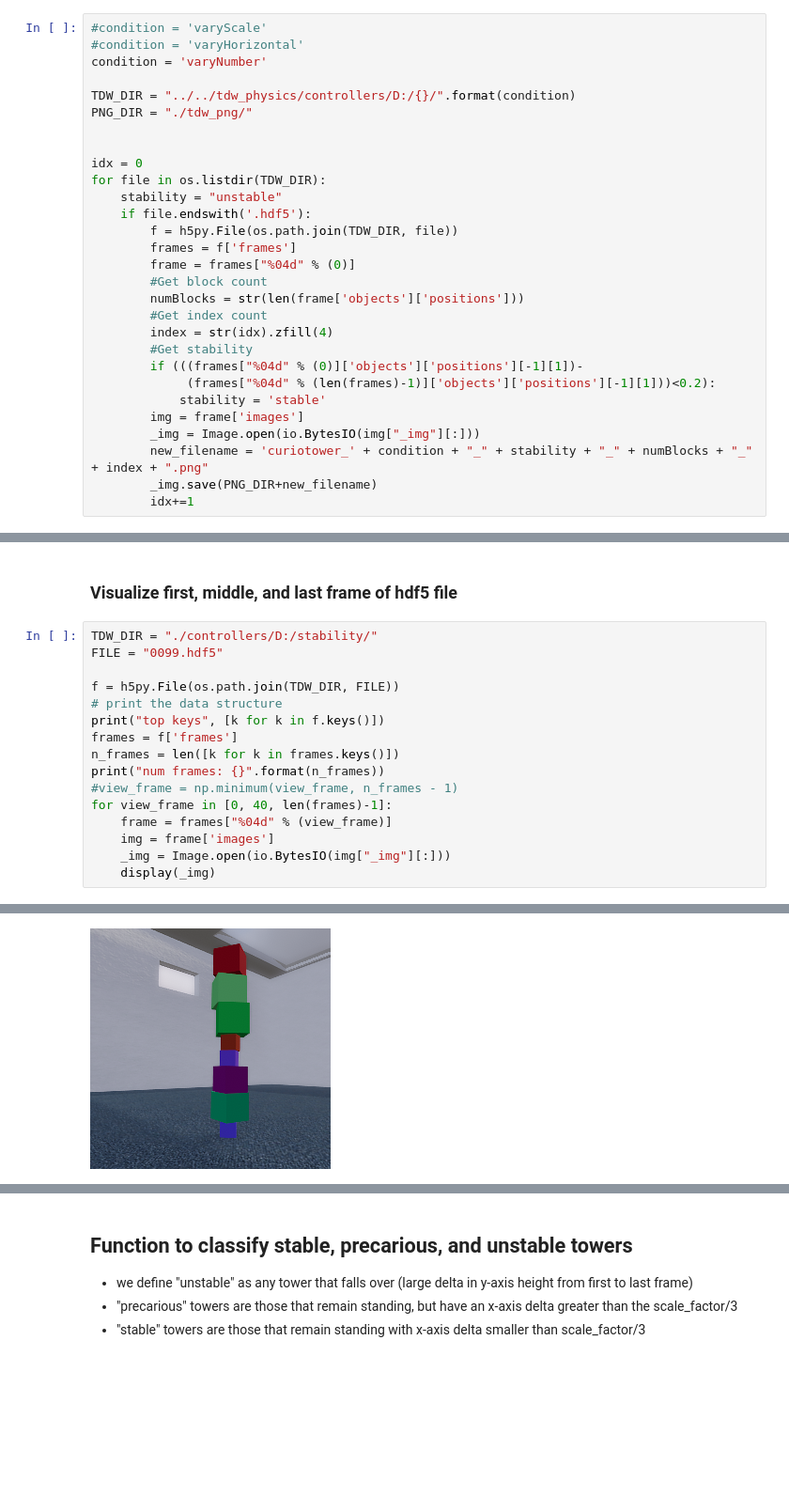
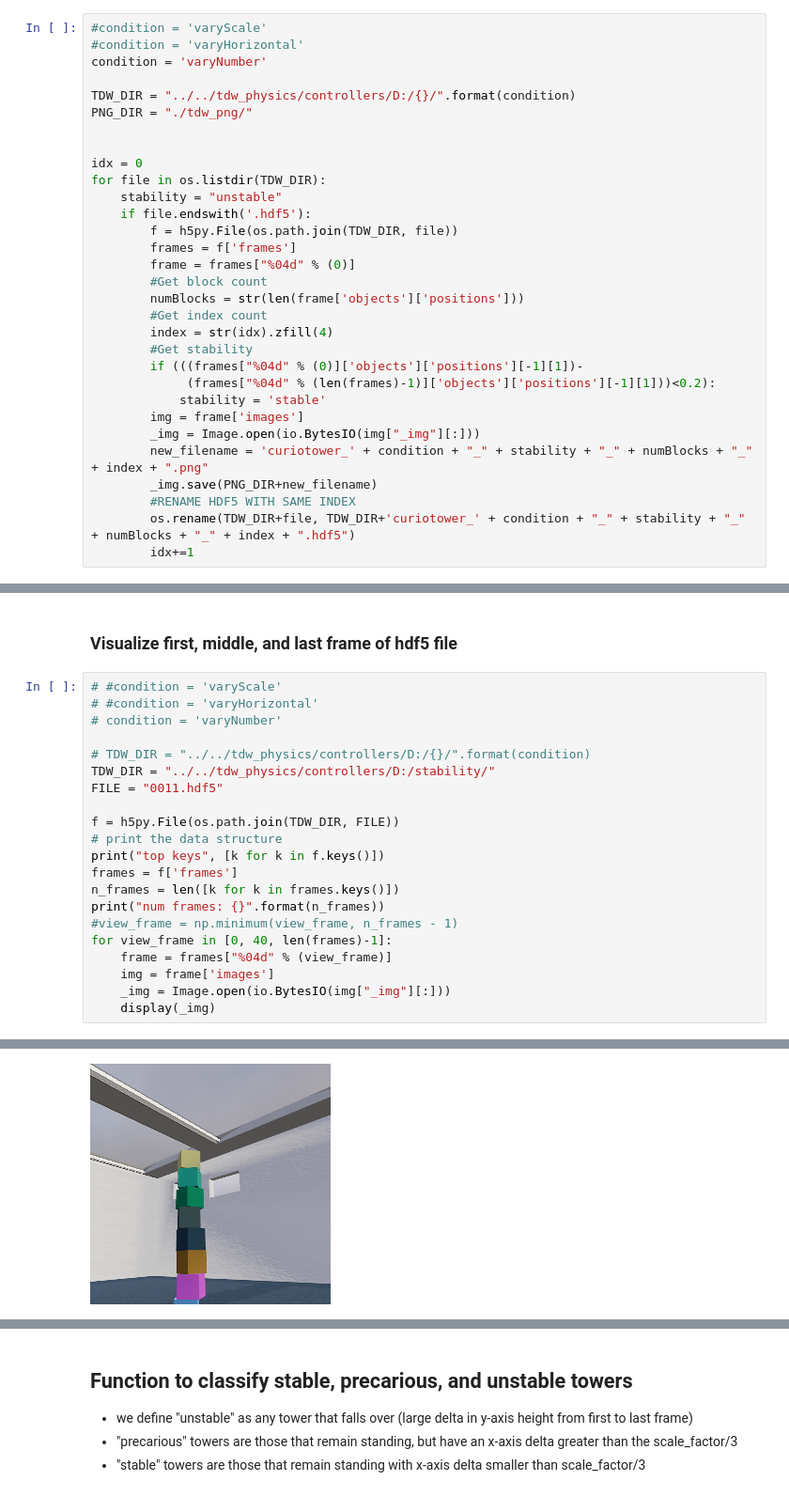
Before and after one commit to choldawa/curiotower_CogSci2021, a Jupyter notebook: stimuli/tdw_to_png.ipynb, the cells around one changed output, grey strips where cells are left out. Shown at 94% size. Cells and saved outputs as stored; diff of their text form; blank space fills up the shorter version.

```diff
--- a/stimuli/tdw_to_png.ipynb
+++ b/stimuli/tdw_to_png.ipynb
@@ -42,14 +42,21 @@ for file in os.listdir(TDW_DIR):
         _img = Image.open(io.BytesIO(img["_img"][:]))
         new_filename = 'curiotower_' + condition + "_" + stability + "_" + numBlocks + "_" + index + ".png"
         _img.save(PNG_DIR+new_filename)
+        #RENAME HDF5 WITH SAME INDEX
+        os.rename(TDW_DIR+file, TDW_DIR+'curiotower_' + condition + "_" + stability + "_" + numBlocks + "_" + index + ".hdf5")
         idx+=1
 # %% [markdown]
 # 2. Some helpful functions to analyze and visualize hdf5 files
 # %% [markdown]
 ### Visualize first, middle, and last frame of hdf5 file
 # %%
-TDW_DIR = "./controllers/D:/stability/"
-FILE = "0099.hdf5"
+# #condition = 'varyScale'
+# #condition = 'varyHorizontal'
+# condition = 'varyNumber'
+
+# TDW_DIR = "../../tdw_physics/controllers/D:/{}/".format(condition)
+TDW_DIR = "../../tdw_physics/controllers/D:/stability/"
+FILE = "0011.hdf5"
 
 f = h5py.File(os.path.join(TDW_DIR, FILE))
 # print the data structure
@@ -70 +77 @@ num frames: 42
-[figure, old version]
+[figure, new version]
```
Also changed, not shown: parts of 1 cell of this notebook, 1 other file.
